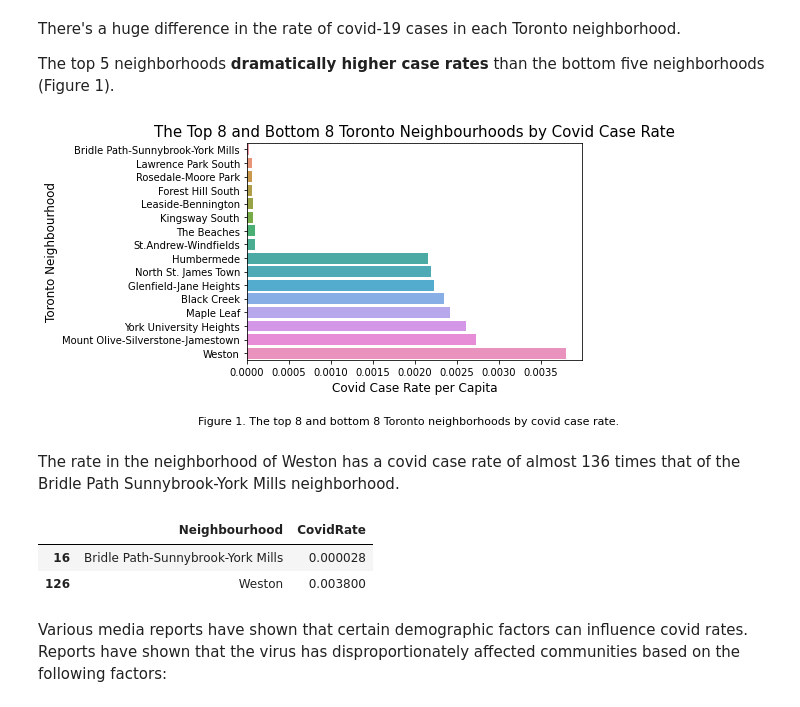
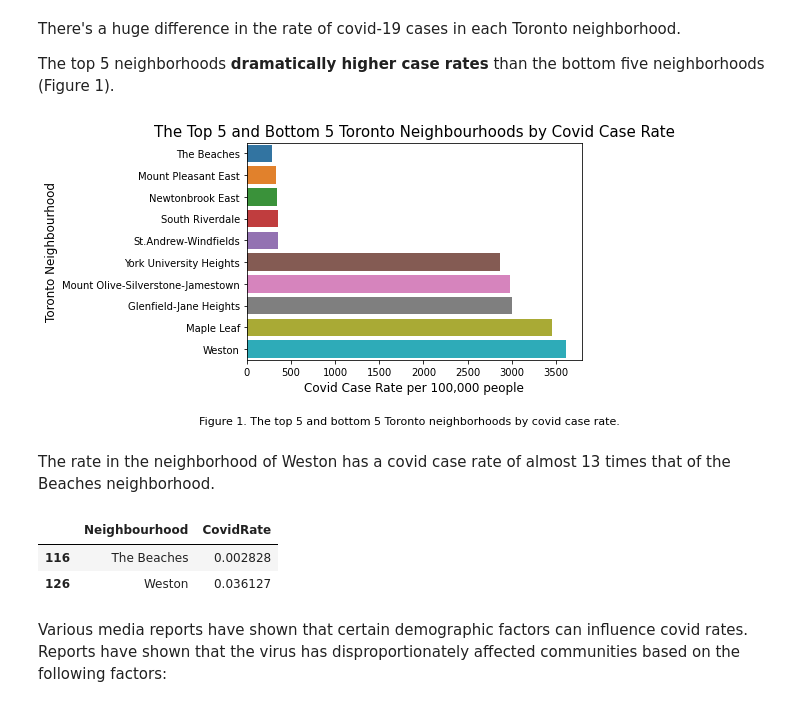
Before and after one commit to alexeimarcilio/GBC, a Jupyter notebook: LR_Project/CovidTO.ipynb, the cells around one changed output. Saved outputs shown, nothing was run; the diff lists cells and outputs as text; code cells hidden in the pictures.

```diff
--- a/LR_Project/CovidTO.ipynb
+++ b/LR_Project/CovidTO.ipynb
@@ -150,6 +160,3 @@ NeighCases = pd.merge(neighTO, covid_to, how='left', on=['Neighbourhood ID'])
 # %%
 # Let's write this to excel to back it up.
 NeighCases.to_csv("data/NeigCases.csv")
-# %%
-# Let's add a column for the case rate - case count/neighborhood population
-NeighCases['CovidRate'] = NeighCases['Case Count']/NeighCases['Col_1']
@@ -177,27 +168,27 @@ There's a huge difference in the rate of covid-19 cases in each Toronto neighbor
 The top 5 neighborhoods **dramatically higher case rates** than the bottom five neighborhoods (Figure 1).
 # %%
 sns.reset_orig()
-df = NeighCases[['Neighbourhood Name', "CovidRate"]].sort_values("CovidRate")
-df.columns = ['Neighbourhood', 'CovidRate']
+df = NeighCases[['Neighbourhood Name', "Rate per 100,000 people"]].sort_values("Rate per 100,000 people")
+df.columns = ['Neighbourhood', 'Rate per 100,000 people']
 
-ax = sns.barplot(data=df.head(8).append(df.tail(8)), y='Neighbourhood',x='CovidRate',orient='h')
-txt="Figure 1. The top 8 and bottom 8 Toronto neighborhoods by covid case rate."
+ax = sns.barplot(data=df.head(5).append(df.tail(5)), y='Neighbourhood',x='Rate per 100,000 people',orient='h')
+txt="Figure 1. The top 5 and bottom 5 Toronto neighborhoods by covid case rate."
 # plt.figtext(0.5, 0.01, txt, wrap=True, horizontalalignment='center', fontsize=14)
 plt.figtext(0.5, -0.1, txt, wrap=True, horizontalalignment='center', fontsize=11)
 
-plt.title('The Top 8 and Bottom 8 Toronto Neighbourhoods by Covid Case Rate',fontsize= 15)
-plt.xlabel("Covid Case Rate per Capita", fontsize=12)
+plt.title('The Top 5 and Bottom 5 Toronto Neighbourhoods by Covid Case Rate',fontsize= 15)
+plt.xlabel("Covid Case Rate per 100,000 people", fontsize=12)
 plt.ylabel("Toronto Neighbourhood", fontsize=12);
 # %% [output]
-[figure, old version]
+[figure, new version]
 # %% [markdown]
-The rate in the neighborhood of Weston has a covid case rate of almost 136 times that of the Bridle Path Sunnybrook-York Mills neighborhood.
+The rate in the neighborhood of Weston has a covid case rate of almost 13 times that of the Beaches neighborhood.
 # %%
 df.head(1).append(df.tail(1))
 # %% [output]
 |  | Neighbourhood | CovidRate |
-| 16 | Bridle Path-Sunnybrook-York Mills | 0.000028 |
-| 126 | Weston | 0.003800 |
+| 116 | The Beaches | 0.002828 |
+| 126 | Weston | 0.036127 |
 # %% [markdown]
 Various media reports have shown that certain demographic factors can influence covid rates. Reports have shown that the virus has disproportionately affected communities based on the following factors:
 # %% [markdown]
```
Also changed, not shown: parts of 21 cells of this notebook, 2 other files.
